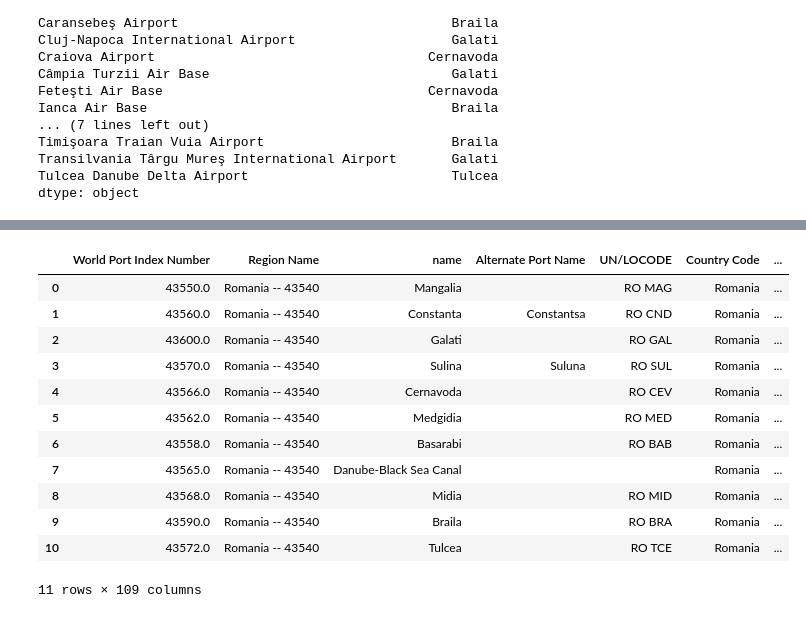
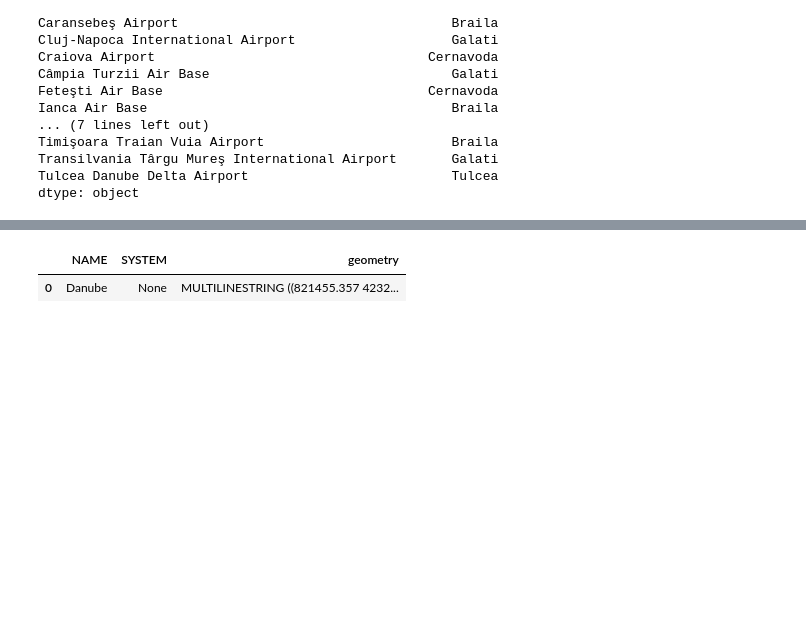
Before and after one commit to Clases-y-Evaluaciones-DelaCruz-Diana/Evaluation4-DelaCruz, a Jupyter notebook: index.ipynb, the cells around one changed output, grey strips where cells are left out. Cells and saved outputs as stored; diff of their text form; code cells hidden in the pictures; blank space fills up the shorter version.

```diff
--- a/index.ipynb
+++ b/index.ipynb
@@ -213,27 +224,6 @@ memory usage: 9.5+ KB
 # %%
-airports=gpd.GeoDataFrame(data=infoseaports.copy(),
-                 geometry=gpd.points_from_xy(infoseaports.Longitude,
-                                             infoseaports.Latitude),
-                 crs=4326)
-
-airports_ro=airports[airports['Country Code']=='Romania'].copy()
-
-airports_ro.reset_index(drop=True, inplace=True)
-#Lo proyectamos correctamente
-airports_ro_3844=airports_ro.to_crs(3844)
-airports_ro_3844
+rivers
 # %% [output]
-|  | World Port Index Number | Region Name | name | Alternate Port Name | UN/LOCODE | Country Code | ... |
-| 0 | 43550.0 | Romania -- 43540 | Mangalia |  | RO MAG | Romania | ... |
-| 1 | 43560.0 | Romania -- 43540 | Constanta | Constantsa | RO CND | Romania | ... |
-| 2 | 43600.0 | Romania -- 43540 | Galati |  | RO GAL | Romania | ... |
-| 3 | 43570.0 | Romania -- 43540 | Sulina | Suluna | RO SUL | Romania | ... |
-| 4 | 43566.0 | Romania -- 43540 | Cernavoda |  | RO CEV | Romania | ... |
-| 5 | 43562.0 | Romania -- 43540 | Medgidia |  | RO MED | Romania | ... |
-| 6 | 43558.0 | Romania -- 43540 | Basarabi |  | RO BAB | Romania | ... |
-| 7 | 43565.0 | Romania -- 43540 | Danube-Black Sea Canal |  |  | Romania | ... |
-| 8 | 43568.0 | Romania -- 43540 | Midia |  | RO MID | Romania | ... |
-| 9 | 43590.0 | Romania -- 43540 | Braila |  | RO BRA | Romania | ... |
-| 10 | 43572.0 | Romania -- 43540 | Tulcea |  | RO TCE | Romania | ... |
+|  | NAME | SYSTEM | geometry |
+| 0 | Danube | None | MULTILINESTRING ((821455.357 4232... |
-11 rows × 109 columns
 # %%
```
Also changed, not shown: parts of 30 cells of this notebook.
